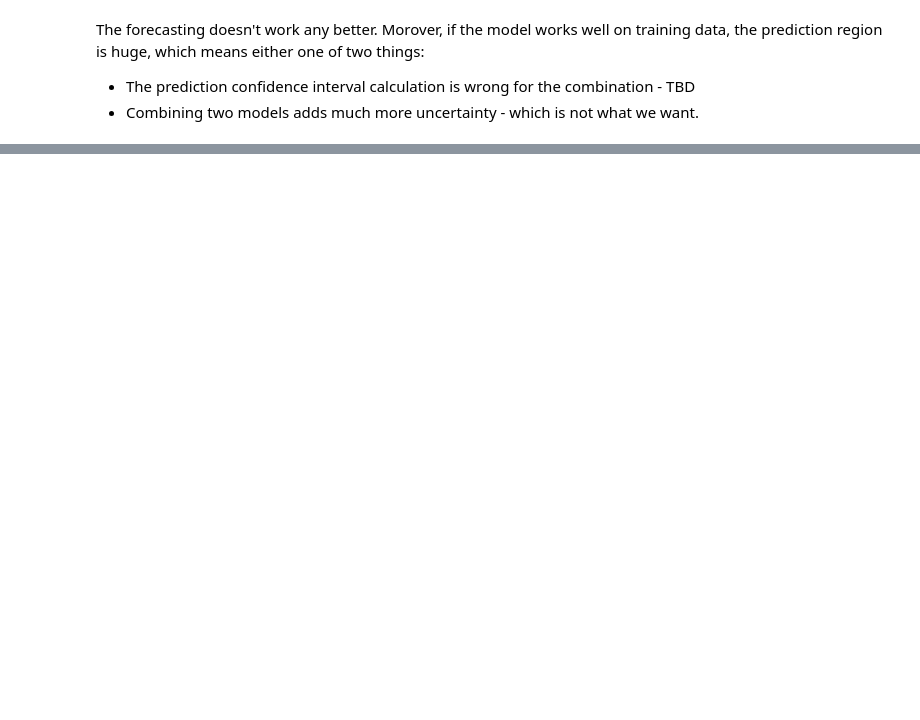
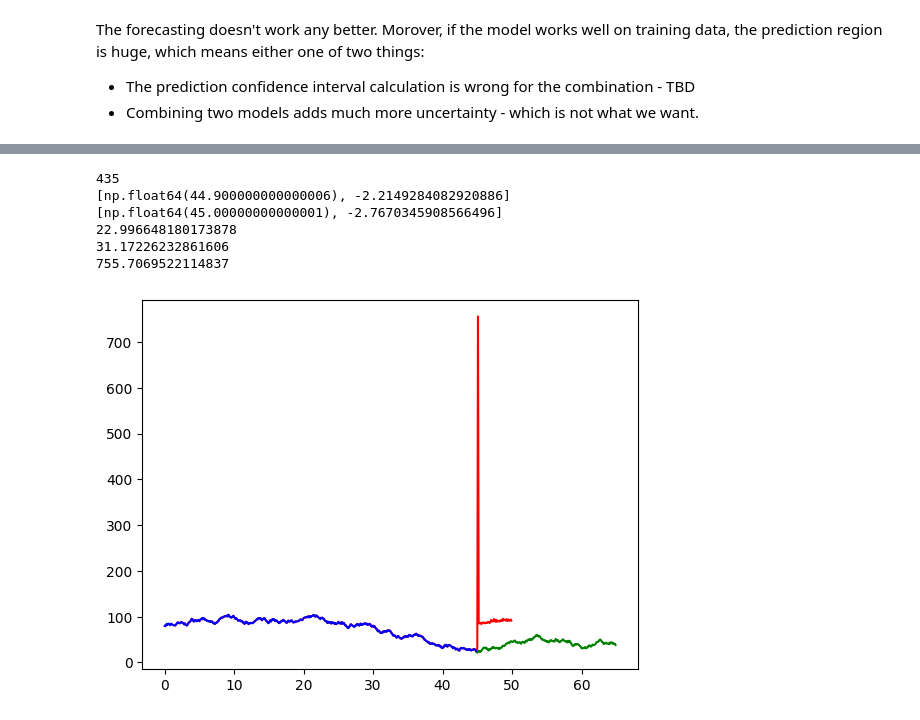
Before and after one commit to Gdeterline/Small-Projects-And-Courses, a Jupyter notebook: Time-Series/Regression/RegressionInitiation.ipynb, the cells around one changed output, grey strips where cells are left out. Cells and saved outputs as stored; diff of their text form; code cells hidden in the pictures; blank space fills up the shorter version.

```diff
--- a/Time-Series/Regression/RegressionInitiation.ipynb
+++ b/Time-Series/Regression/RegressionInitiation.ipynb
@@ -215,0 +377,34 @@ The forecasting doesn't work any better. Morover, if the model works well on tra
+# %%
+Y_pred = deepcopy(Y[hist_len:training_subset_length])
+X_for_pred = deepcopy(Xf[:training_subset_length])
+
+print(len(Y_pred))
+
+
+for i in range(0, steps):
+    X_for_pred.append([X_for_pred[i-1][0]+ 0.1, Y_pred[i-1]-Y_pred[i-2]])
+    Y_pred.append((MLPR.predict(np.array(X_for_pred[-1]).reshape(-1, 2)))[0])
+
+print(X_for_pred[434])
+print(X_for_pred[435])
+
+print(Y_pred[434])
+print(Y_pred[435])
+print(Y_pred[436])
+
+X_values = []
+for i in range(15, training_subset_length+steps):
+    X_values.append(0.1*i)
+
+plt.plot(X_values, Y_pred, color='r')
+plt.plot(X[:training_subset_length], Y[:training_subset_length], color='b', label='Training Curve')
+plt.plot(X[training_subset_length:], Y[training_subset_length:], color='g', label='Actual Value')
+plt.show()
+# %% [output]
+435
+[np.float64(44.900000000000006), -2.2149284082920886]
+[np.float64(45.00000000000001), -2.7670345908566496]
+22.996648180173878
+31.17226232861606
+755.7069522114837
+[figure, added]
```
Also changed, not shown: parts of 28 cells of this notebook.
